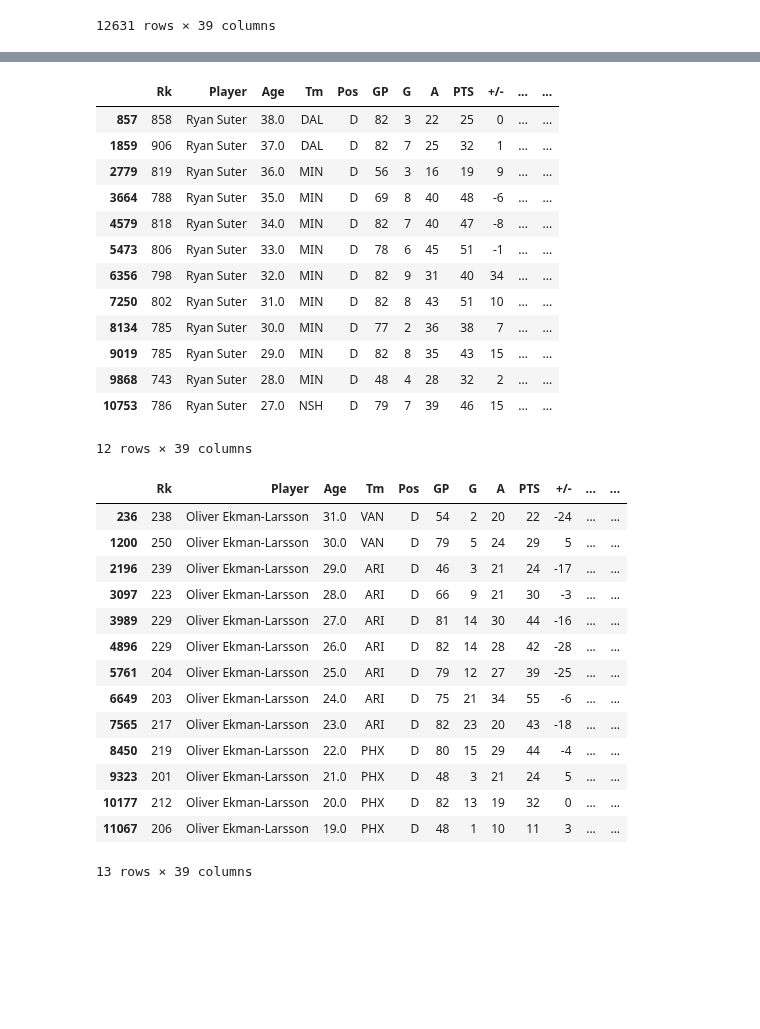
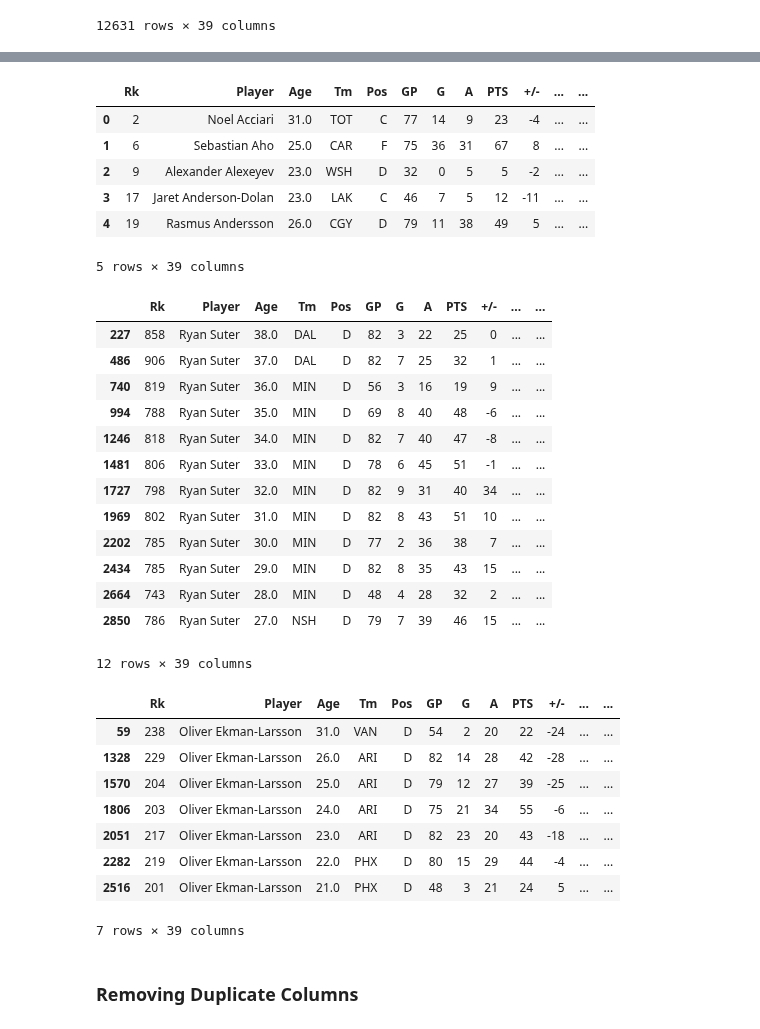
Before and after one commit to lukekerwin/DS-320_Project, a Jupyter notebook: Combined Contract and Player Data/Brian_Combined.ipynb, the cells around one changed output, grey strips where cells are left out. Drawn from its saved outputs; the diff is of its cells as text; code cells hidden in the pictures; blank space fills up the shorter version.

Commit message:
Cleaned and exported combined stat and contract

```diff
--- a/Combined Contract and Player Data/Brian_Combined.ipynb
+++ b/Combined Contract and Player Data/Brian_Combined.ipynb
@@ -223,4 +227,6 @@ Contracts
 # %%
+new_rows = []
+
 for index, row in Contracts.iterrows():
     Term = row['Term']
     Age = row['Age']
@@ -233,12 +239,17 @@ for index, row in Contracts.iterrows():
 
         # Create new row where we de-increment Term and increment Age and Year
         new_row = pd.Series([row['Name'], Age + 1, row['Position'], row['Team'], row['Contract Type'], row['NHL Clause'], Term - 1, row['Total Value'], row['AAV'], Year + 1, row['Month']], index=Contracts.columns)
-        Contracts = Contracts.append(new_row, ignore_index=True)
+        new_rows.append(new_row)
 
         Term -= 1
         Age += 1
         Year += 1
         print(row['Name'])
+
+# Create a new DataFrame with the additional rows
+Contracts = pd.concat([Contracts, pd.DataFrame(new_rows)], ignore_index=True)
+
+type(Contracts)
 # %% [output]
 Isac Lundeström
 Urho Vaakanainen
@@ -427,0 +502,6 @@ df
+# %%
+# Inner join
+
+df = pd.merge(Stats, Contracts, how='inner', left_on=['Player', 'year', 'Age'], right_on=['Name', 'Year', 'Age'])
+
+df.info()
@@ -428,35 +526,41 @@ df
+# %%
+df.head()
+# %% [output]
+|  | Rk | Player | Age | Tm | Pos | GP | G | A | PTS | +/- | ... | ... |
+| 0 | 2 | Noel Acciari | 31.0 | TOT | C | 77 | 14 | 9 | 23 | -4 | ... | ... |
+| 1 | 6 | Sebastian Aho | 25.0 | CAR | F | 75 | 36 | 31 | 67 | 8 | ... | ... |
+| 2 | 9 | Alexander Alexeyev | 23.0 | WSH | D | 32 | 0 | 5 | 5 | -2 | ... | ... |
+| 3 | 17 | Jaret Anderson-Dolan | 23.0 | LAK | C | 46 | 7 | 5 | 12 | -11 | ... | ... |
+| 4 | 19 | Rasmus Andersson | 26.0 | CGY | D | 79 | 11 | 38 | 49 | 5 | ... | ... |
+5 rows × 39 columns
 # %%
 df[df['Name'] == 'Ryan Suter']
 # %% [output]
 |  | Rk | Player | Age | Tm | Pos | GP | G | A | PTS | +/- | ... | ... |
-| 857 | 858 | Ryan Suter | 38.0 | DAL | D | 82 | 3 | 22 | 25 | 0 | ... | ... |
-| 1859 | 906 | Ryan Suter | 37.0 | DAL | D | 82 | 7 | 25 | 32 | 1 | ... | ... |
-| 2779 | 819 | Ryan Suter | 36.0 | MIN | D | 56 | 3 | 16 | 19 | 9 | ... | ... |
-| 3664 | 788 | Ryan Suter | 35.0 | MIN | D | 69 | 8 | 40 | 48 | -6 | ... | ... |
-| 4579 | 818 | Ryan Suter | 34.0 | MIN | D | 82 | 7 | 40 | 47 | -8 | ... | ... |
-| 5473 | 806 | Ryan Suter | 33.0 | MIN | D | 78 | 6 | 45 | 51 | -1 | ... | ... |
-| 6356 | 798 | Ryan Suter | 32.0 | MIN | D | 82 | 9 | 31 | 40 | 34 | ... | ... |
-| 7250 | 802 | Ryan Suter | 31.0 | MIN | D | 82 | 8 | 43 | 51 | 10 | ... | ... |
-| 8134 | 785 | Ryan Suter | 30.0 | MIN | D | 77 | 2 | 36 | 38 | 7 | ... | ... |
-| 9019 | 785 | Ryan Suter | 29.0 | MIN | D | 82 | 8 | 35 | 43 | 15 | ... | ... |
-| 9868 | 743 | Ryan Suter | 28.0 | MIN | D | 48 | 4 | 28 | 32 | 2 | ... | ... |
-| 10753 | 786 | Ryan Suter | 27.0 | NSH | D | 79 | 7 | 39 | 46 | 15 | ... | ... |
+| 227 | 858 | Ryan Suter | 38.0 | DAL | D | 82 | 3 | 22 | 25 | 0 | ... | ... |
+| 486 | 906 | Ryan Suter | 37.0 | DAL | D | 82 | 7 | 25 | 32 | 1 | ... | ... |
+| 740 | 819 | Ryan Suter | 36.0 | MIN | D | 56 | 3 | 16 | 19 | 9 | ... | ... |
+| 994 | 788 | Ryan Suter | 35.0 | MIN | D | 69 | 8 | 40 | 48 | -6 | ... | ... |
+| 1246 | 818 | Ryan Suter | 34.0 | MIN | D | 82 | 7 | 40 | 47 | -8 | ... | ... |
+| 1481 | 806 | Ryan Suter | 33.0 | MIN | D | 78 | 6 | 45 | 51 | -1 | ... | ... |
+| 1727 | 798 | Ryan Suter | 32.0 | MIN | D | 82 | 9 | 31 | 40 | 34 | ... | ... |
+| 1969 | 802 | Ryan Suter | 31.0 | MIN | D | 82 | 8 | 43 | 51 | 10 | ... | ... |
+| 2202 | 785 | Ryan Suter | 30.0 | MIN | D | 77 | 2 | 36 | 38 | 7 | ... | ... |
+| 2434 | 785 | Ryan Suter | 29.0 | MIN | D | 82 | 8 | 35 | 43 | 15 | ... | ... |
+| 2664 | 743 | Ryan Suter | 28.0 | MIN | D | 48 | 4 | 28 | 32 | 2 | ... | ... |
+| 2850 | 786 | Ryan Suter | 27.0 | NSH | D | 79 | 7 | 39 | 46 | 15 | ... | ... |
 12 rows × 39 columns
 # %%
-df[df['Player'] == 'Oliver Ekman-Larsson']
+df[df['Name'] == 'Oliver Ekman-Larsson']
 # %% [output]
 |  | Rk | Player | Age | Tm | Pos | GP | G | A | PTS | +/- | ... | ... |
-| 236 | 238 | Oliver Ekman-Larsson | 31.0 | VAN | D | 54 | 2 | 20 | 22 | -24 | ... | ... |
-| 1200 | 250 | Oliver Ekman-Larsson | 30.0 | VAN | D | 79 | 5 | 24 | 29 | 5 | ... | ... |
-| 2196 | 239 | Oliver Ekman-Larsson | 29.0 | ARI | D | 46 | 3 | 21 | 24 | -17 | ... | ... |
-| 3097 | 223 | Oliver Ekman-Larsson | 28.0 | ARI | D | 66 | 9 | 21 | 30 | -3 | ... | ... |
-| 3989 | 229 | Oliver Ekman-Larsson | 27.0 | ARI | D | 81 | 14 | 30 | 44 | -16 | ... | ... |
-| 4896 | 229 | Oliver Ekman-Larsson | 26.0 | ARI | D | 82 | 14 | 28 | 42 | -28 | ... | ... |
-| 5761 | 204 | Oliver Ekman-Larsson | 25.0 | ARI | D | 79 | 12 | 27 | 39 | -25 | ... | ... |
-| 6649 | 203 | Oliver Ekman-Larsson | 24.0 | ARI | D | 75 | 21 | 34 | 55 | -6 | ... | ... |
-| 7565 | 217 | Oliver Ekman-Larsson | 23.0 | ARI | D | 82 | 23 | 20 | 43 | -18 | ... | ... |
-| 8450 | 219 | Oliver Ekman-Larsson | 22.0 | PHX | D | 80 | 15 | 29 | 44 | -4 | ... | ... |
-| 9323 | 201 | Oliver Ekman-Larsson | 21.0 | PHX | D | 48 | 3 | 21 | 24 | 5 | ... | ... |
-| 10177 | 212 | Oliver Ekman-Larsson | 20.0 | PHX | D | 82 | 13 | 19 | 32 | 0 | ... | ... |
-| 11067 | 206 | Oliver Ekman-Larsson | 19.0 | PHX | D | 48 | 1 | 10 | 11 | 3 | ... | ... |
+| 59 | 238 | Oliver Ekman-Larsson | 31.0 | VAN | D | 54 | 2 | 20 | 22 | -24 | ... | ... |
+| 1328 | 229 | Oliver Ekman-Larsson | 26.0 | ARI | D | 82 | 14 | 28 | 42 | -28 | ... | ... |
+| 1570 | 204 | Oliver Ekman-Larsson | 25.0 | ARI | D | 79 | 12 | 27 | 39 | -25 | ... | ... |
+| 1806 | 203 | Oliver Ekman-Larsson | 24.0 | ARI | D | 75 | 21 | 34 | 55 | -6 | ... | ... |
+| 2051 | 217 | Oliver Ekman-Larsson | 23.0 | ARI | D | 82 | 23 | 20 | 43 | -18 | ... | ... |
+| 2282 | 219 | Oliver Ekman-Larsson | 22.0 | PHX | D | 80 | 15 | 29 | 44 | -4 | ... | ... |
+| 2516 | 201 | Oliver Ekman-Larsson | 21.0 | PHX | D | 48 | 3 | 21 | 24 | 5 | ... | ... |
-13 rows × 39 columns
+7 rows × 39 columns
+# %% [markdown]
+### Removing Duplicate Columns
```
Also changed, not shown: parts of 23 cells of this notebook, 1 other file.
